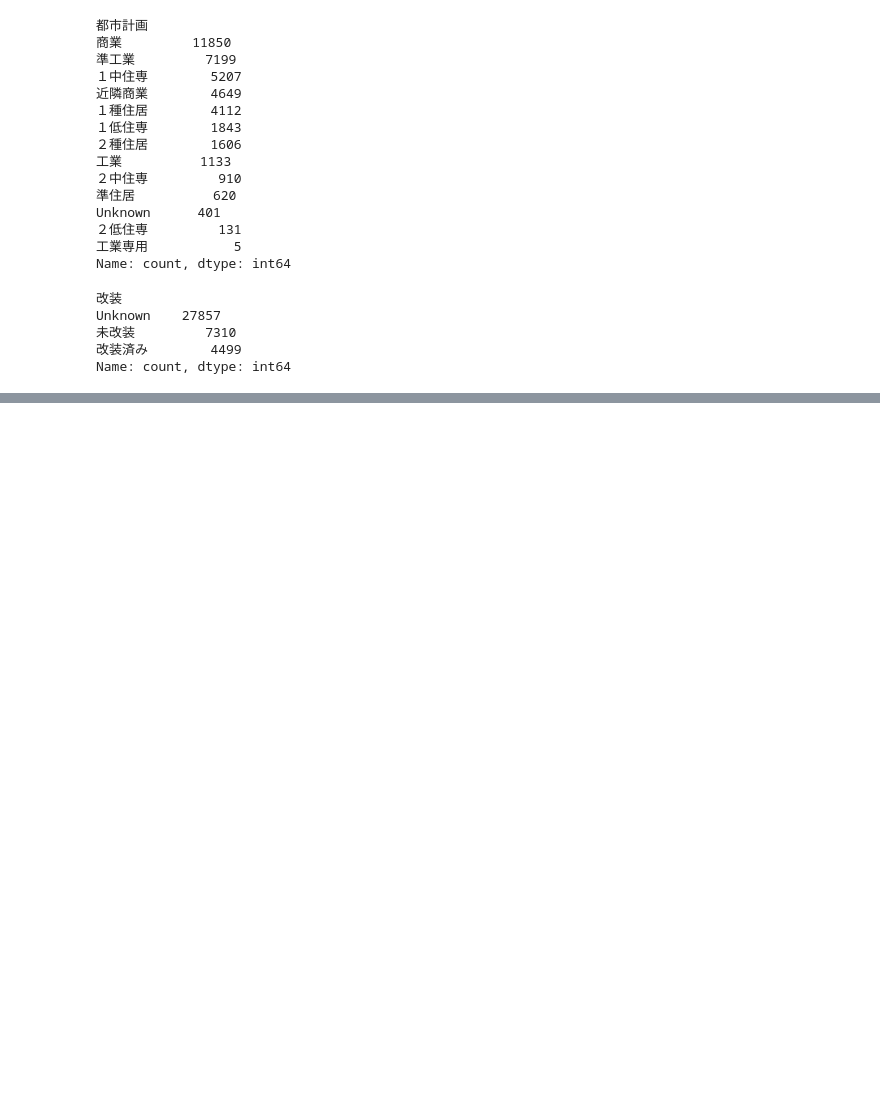
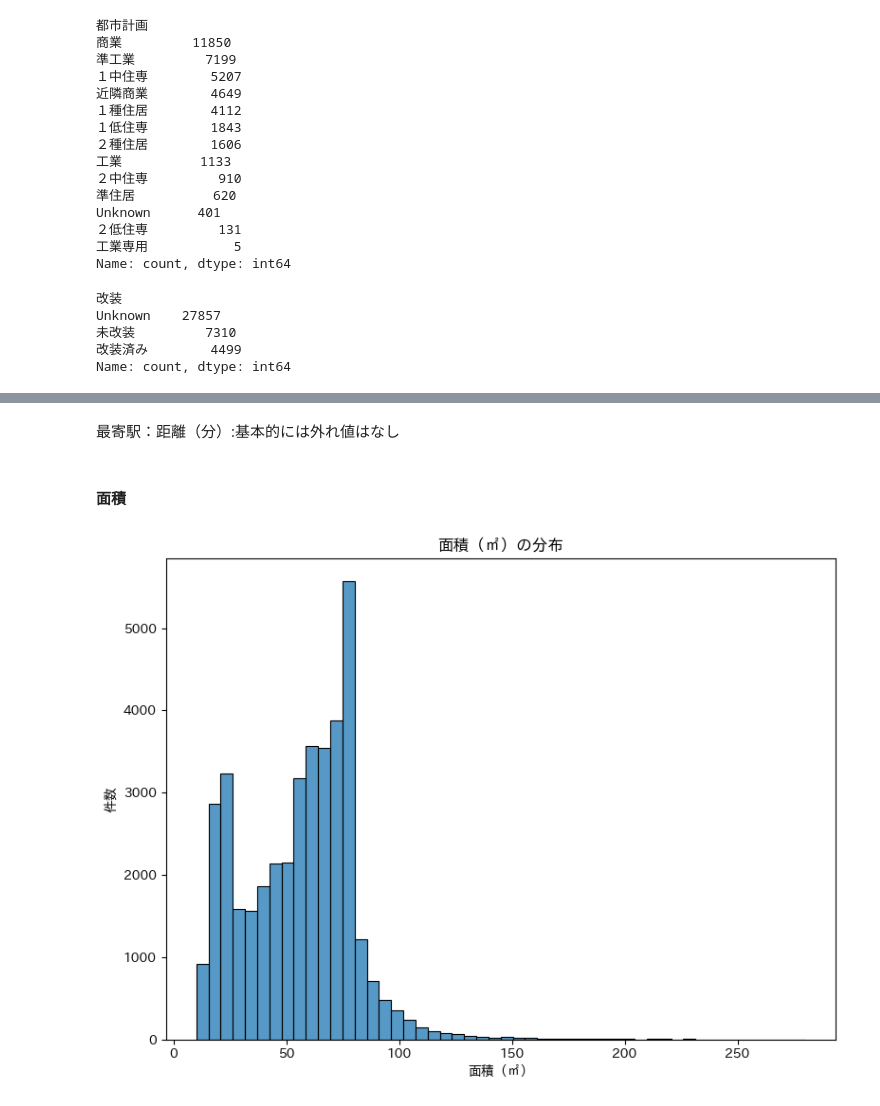
Before and after one commit to kotouharuto/House-price-forecast, a Jupyter notebook: notebooks/01_eda.ipynb, the cells around one changed output, grey strips where cells are left out. Drawn from its saved outputs; the diff is of its cells as text; code cells hidden in the pictures; blank space fills up the shorter version.

```diff
--- a/notebooks/01_eda.ipynb
+++ b/notebooks/01_eda.ipynb
@@ -328,0 +369,15 @@ dtype: int64
+# %% [markdown]
+最寄駅：距離（分）:基本的には外れ値はなし
+# %% [markdown]
+#### 面積
+# %%
+# 面積の分布を確認
+plt.figure(figsize=(8, 6))
+sns.histplot(df["面積（㎡）"].dropna(), bins=50, kde=False)
+plt.title("面積（㎡）の分布")
+plt.xlabel("面積（㎡）")
+plt.ylabel("件数")
+plt.tight_layout()
+plt.show()
+# %% [output]
+[figure, added]
```
Also changed, not shown: parts of 28 cells of this notebook, 3 other files.
